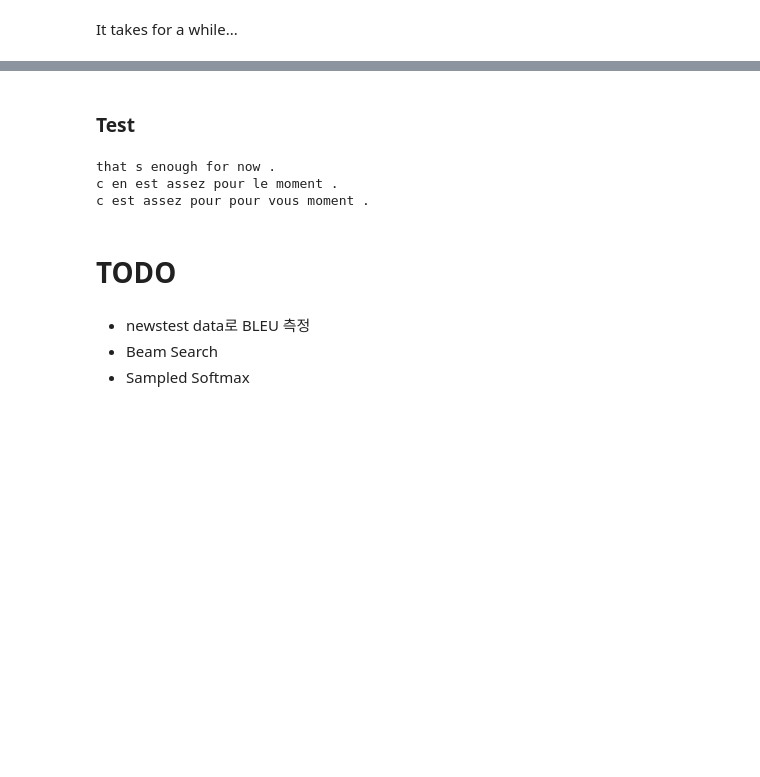
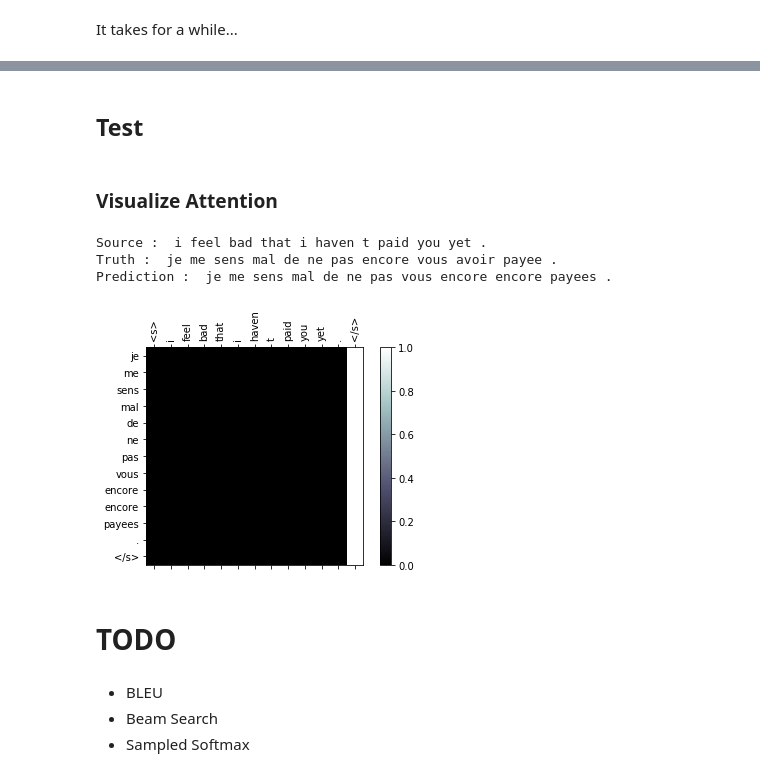
Before and after one commit to DSKSD/DeepNLP-models-Pytorch, a Jupyter notebook: notebooks/07.Neural-Machine-Translation-with-Attention-Copy1.ipynb, the cells around one changed output, grey strips where cells are left out. Cells and saved outputs as stored; diff of their text form; code cells hidden in the pictures; blank space fills up the shorter version.

Commit message:
attn visualize test

```diff
--- a/notebooks/07.Neural-Machine-Translation-with-Attention-Copy1.ipynb
+++ b/notebooks/07.Neural-Machine-Translation-with-Attention-Copy1.ipynb
@@ -299,7 +319,7 @@ class Decoder(nn.Module):
 # %% [markdown]
 It takes for a while...
 # %%
-STEP=100
+EPOCH=50
 BATCH_SIZE = 64
 EMBEDDING_SIZE = 100
 HIDDEN_SIZE = 256
@@ -324,5 +347,5 @@ dec_optimizer = optim.Adam(decoder.parameters(),lr=LR*DECODER_LEARNING_RATIO)
 # %%
-for step in range(STEP):
+for epoch in range(EPOCH):
     losses=[]
     for i,batch in enumerate(getBatch(BATCH_SIZE,train_data)):
         inputs,targets,input_lengths,target_lengths = pad_to_batch(batch,source2index,target2index)
@@ -345,8 +368,9 @@ for step in range(STEP):
         dec_optimizer.step()
 
 
-#     if i % 100==0:
-    print("[%d/%d] mean_loss : %0.2f" %(step,STEP,np.mean(losses)))
+        if i % 500==0:
+            print("[%02d/%d] [%04d/%d] mean_loss : %0.2f" %(epoch,EPOCH,i,len(train_data)//BATCH_SIZE,np.mean(losses)))
+            losses=[]
 #     torch.save(decoder.state_dict(),'../model/decoder.pkl')
 #     torch.save(encoder.state_dict(),'../model/', 'encoder.pkl')
 
@@ -377,24 +400,55 @@ KeyboardInterrupt:
 # %% [markdown]
-### Test
+## Test
+# %% [markdown]
+### Visualize Attention
+# %%
+# borrowed code from https://github.com/spro/practical-pytorch/blob/master/seq2seq-translation/seq2seq-translation-batched.ipynb
+
+def show_attention(input_words, output_words, attentions):
+    # Set up figure with colorbar
+    fig = plt.figure()
+    ax = fig.add_subplot(111)
+    cax = ax.matshow(attentions.numpy(), cmap='bone')
+    fig.colorbar(cax)
+
+    # Set up axes
+    ax.set_xticklabels([''] + input_words, rotation=90)
+    ax.set_yticklabels([''] + output_words)
+
+    # Show label at every tick
+    ax.xaxis.set_major_locator(ticker.MultipleLocator(1))
+    ax.yaxis.set_major_locator(ticker.MultipleLocator(1))
+
+#     show_plot_visdom()
+    plt.show()
+    plt.close()
 # %%
 test = random.choice(train_data)
 input_ = test[0]
 truth = test[1]
 start_decode = Variable(LongTensor([[target2index['<s>']]*1])).transpose(0,1)
 
 output, hidden = encoder(input_,[input_.size(1)])
-pred = decoder(start_decode,hidden,10,output).max(1)[1]
+pred,attn = decoder.decode(hidden,output)
 
-print(' '.join([index2source[i] for i in input_.data.tolist()[0] if i not in [2,3]]))
-print(' '.join([index2target[i] for i in truth.data.tolist()[0] if i not in [2,3]]))
-print(' '.join([index2target[i] for i in pred.data.tolist() if i!=3]))
+input_ = [index2source[i] for i in input_.data.tolist()[0]]
+pred = [index2target[i] for i in pred.data.tolist()]
+
+
+print('Source : ',' '.join([i for i in input_ if i not in ['<s>','</s>']]))
+print('Truth : ',' '.join([index2target[i] for i in truth.data.tolist()[0] if i not in [2,3]]))
+print('Prediction : ',' '.join([i for i in pred if i not in ['</s>']]))
+
+
+show_attention(input_,pred,attn.data.cpu())
 # %% [output]
-that s enough for now .
-c en est assez pour le moment .
-c est assez pour pour vous moment .
+Source :  i feel bad that i haven t paid you yet .
+Truth :  je me sens mal de ne pas encore vous avoir payee .
+Prediction :  je me sens mal de ne pas vous encore encore payees .
+[figure, added]
 # %% [markdown]
 # TODO
 # %% [markdown]
-* newstest data로 BLEU 측정
+* BLEU
 * Beam Search
 * Sampled Softmax
```
Also changed, not shown: parts of 6 cells of this notebook.
